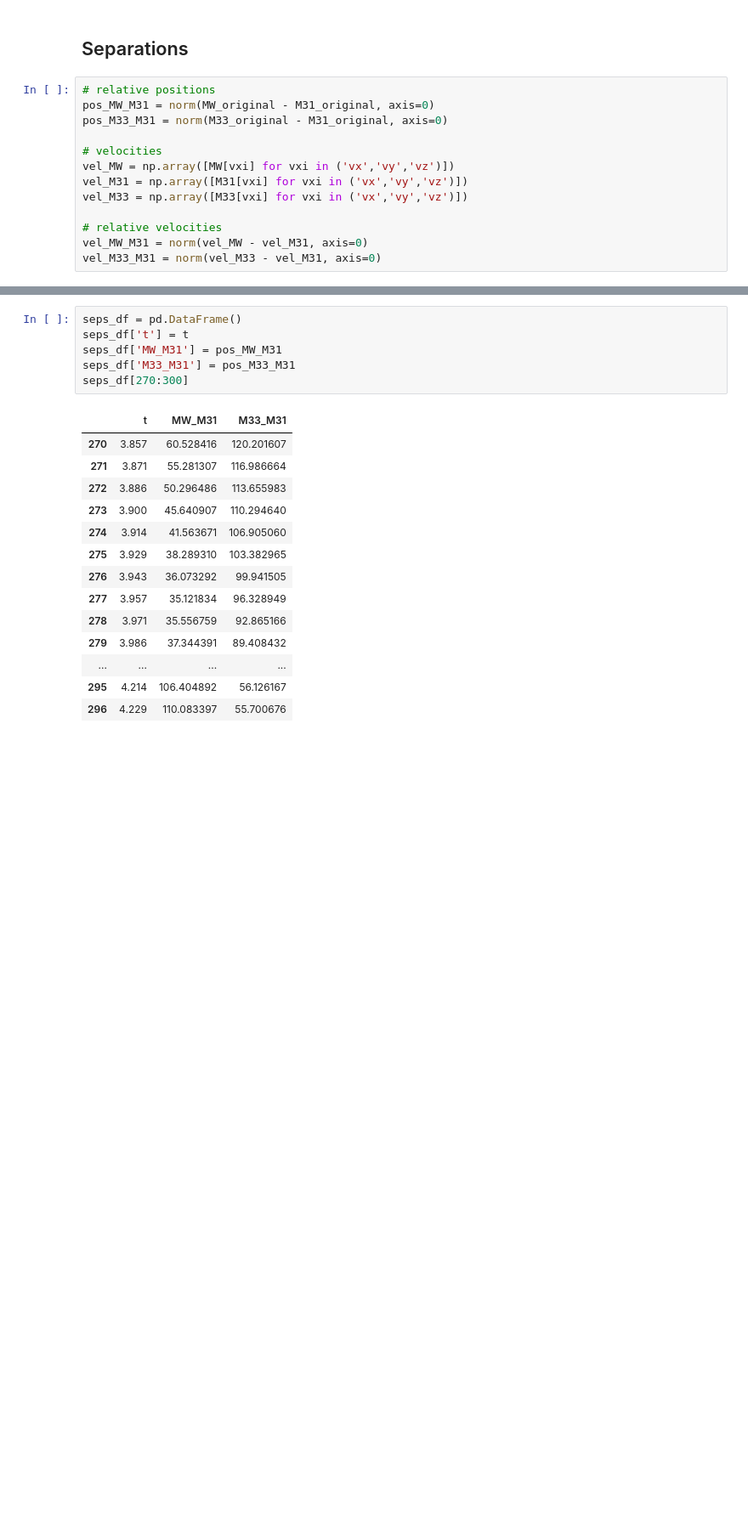
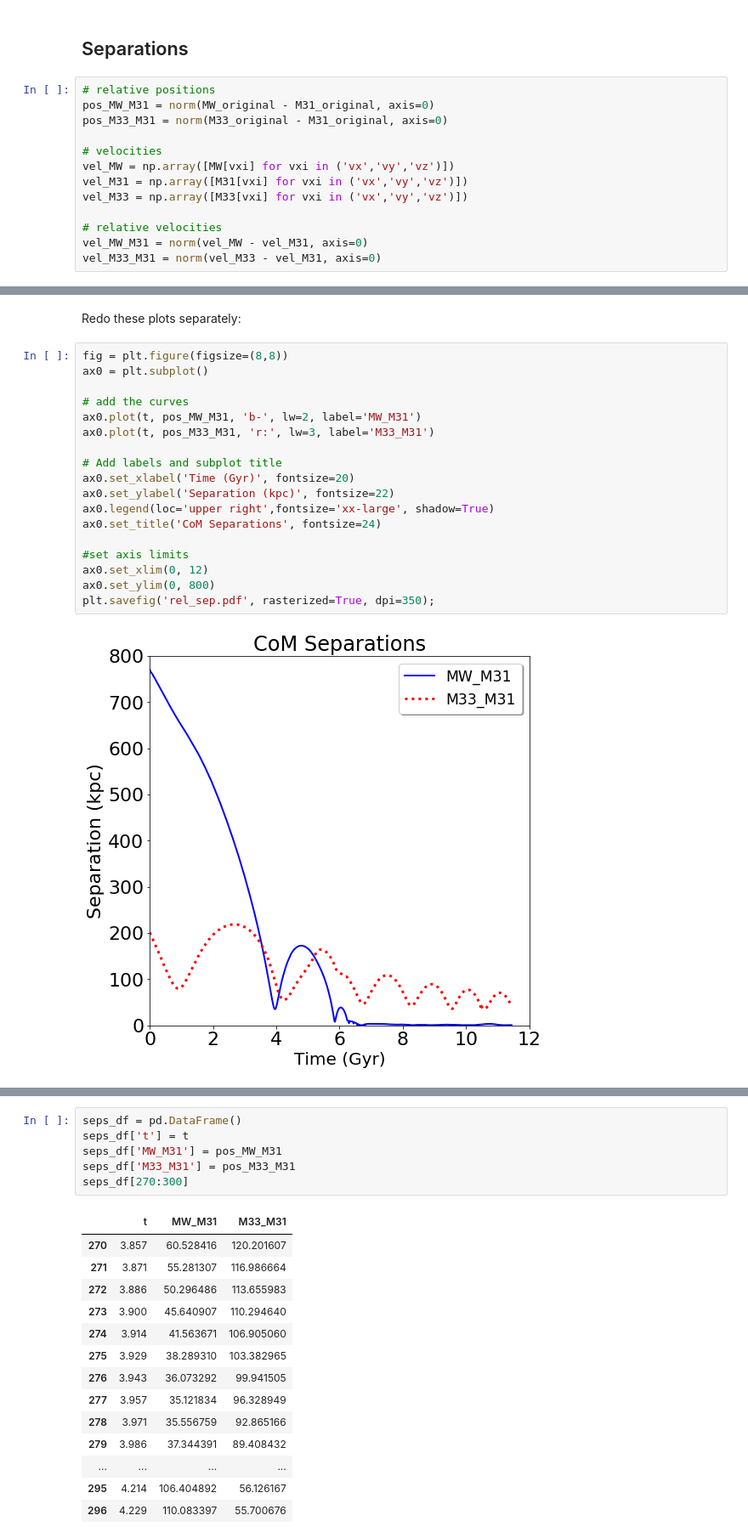
Before and after one commit to colinleach/400B_Leach, a Jupyter notebook: Project/notebooks/Inclinations_trajectories.ipynb, the cells around one changed output, grey strips where cells are left out. Shown: that part at 85% size. Saved outputs shown, nothing was run; the diff lists cells and outputs as text; blank space fills up the shorter version.

```diff
--- a/Project/notebooks/Inclinations_trajectories.ipynb
+++ b/Project/notebooks/Inclinations_trajectories.ipynb
@@ -227,3 +285,25 @@ fig.suptitle(f'Time course of CoM relative motion', y=1.0, fontsize=24, weight='
 plt.savefig('rel_motion.pdf', rasterized=True, dpi=350);
 # %% [output]
 [figure]
+# %% [markdown]
+Redo these plots separately:
+# %%
+fig = plt.figure(figsize=(8,8))
+ax0 = plt.subplot()
+
+# add the curves
+ax0.plot(t, pos_MW_M31, 'b-', lw=2, label='MW_M31')
+ax0.plot(t, pos_M33_M31, 'r:', lw=3, label='M33_M31')
+
+# Add labels and subplot title
+ax0.set_xlabel('Time (Gyr)', fontsize=20)
+ax0.set_ylabel('Separation (kpc)', fontsize=22)
+ax0.legend(loc='upper right',fontsize='xx-large', shadow=True)
+ax0.set_title('CoM Separations', fontsize=24)
+
+#set axis limits
+ax0.set_xlim(0, 12)
+ax0.set_ylim(0, 800)
+plt.savefig('rel_sep.pdf', rasterized=True, dpi=350);
+# %% [output]
+[figure, added]
```
Also changed, not shown: parts of 8 cells of this notebook, 14 other files.
